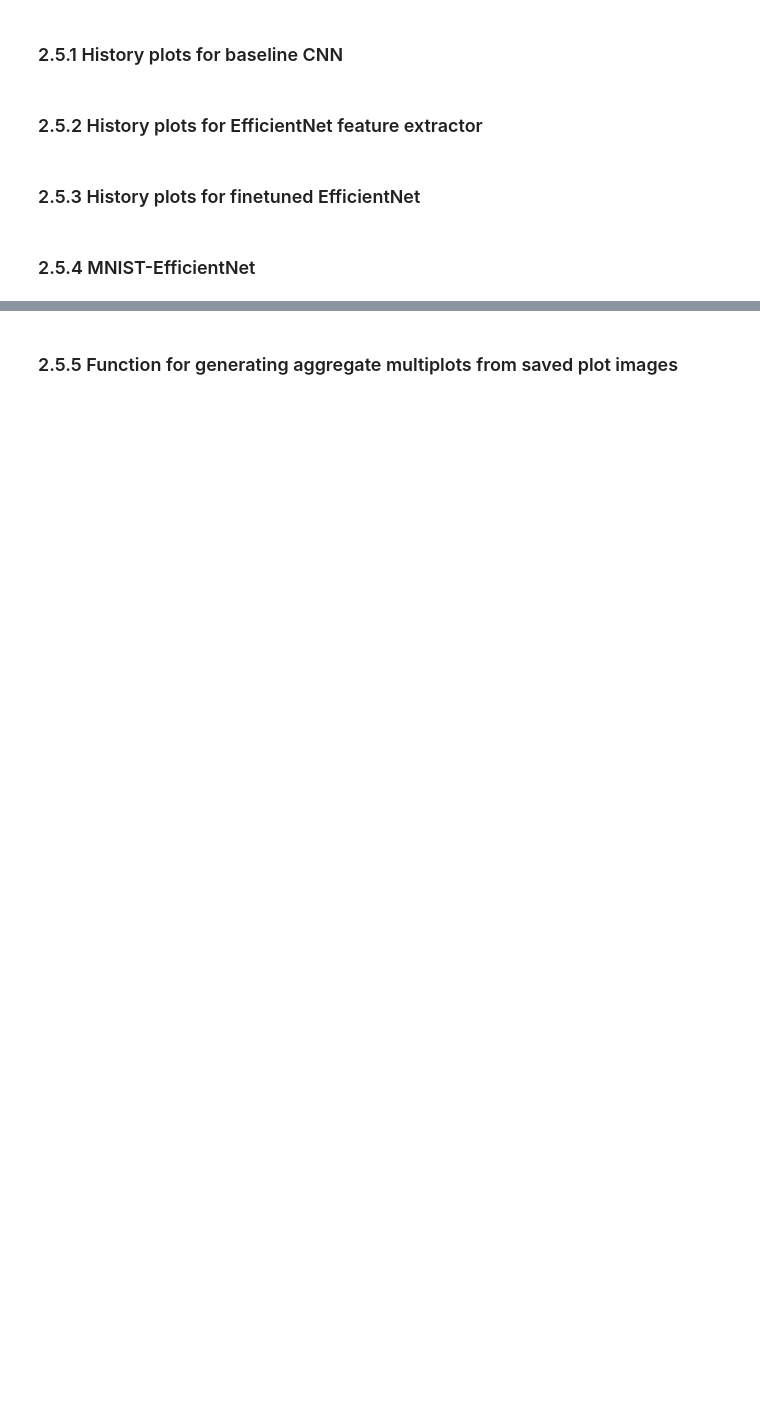
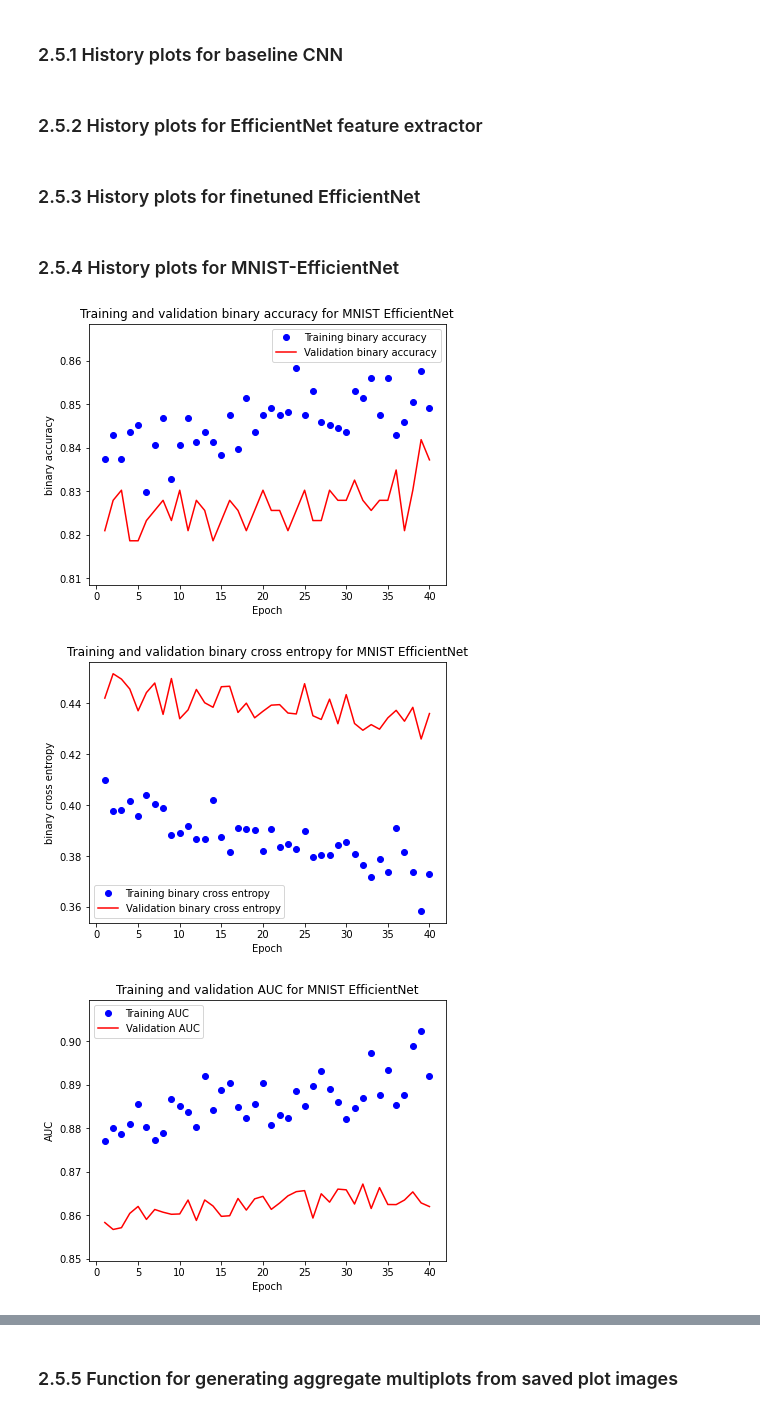
Before and after one commit to Clatterbones/CommutativeDiagramClassification, a Jupyter notebook: dc.ipynb, the cells around one changed output, grey strips where cells are left out. Saved outputs shown, nothing was run; the diff lists cells and outputs as text; code cells hidden in the pictures; blank space fills up the shorter version.

```diff
--- a/dc.ipynb
+++ b/dc.ipynb
@@ -335,14 +344,14 @@ def extractFeatures(model, generator, modelOutputShape:tuple, numSamples=None):
 # %% [markdown]
 #### 2.2.2 Pretrained EfficientNet feature extraction
 # %%
-if compileEfficientNetFE:
-    efficientNetTrainFeatures, efficientNetTrainLabels = extractFeatures(efficientNetB0Base, efficientNetTrainDataGenerator, efficientNetBaseCanonicalOutputShape)
-    efficientNetTestFeatures, efficientNetTestLabels = extractFeatures(efficientNetB0Base, efficientNetTestDataGenerator, efficientNetBaseCanonicalOutputShape)
-    efficientNetValFeatures, efficientNetValLabels = extractFeatures(efficientNetB0Base, efficientNetValDataGenerator, efficientNetBaseCanonicalOutputShape)
+if extractFeatures:
+    efficientNetTrainFeatures, efficientNetTrainLabels = extractFeatures(efficientNetB1Base, efficientNetTrainDataGenerator, efficientNetBaseOutputShape)
+    efficientNetTestFeatures, efficientNetTestLabels = extractFeatures(efficientNetB1Base, efficientNetTestDataGenerator, efficientNetBaseOutputShape)
+    efficientNetValFeatures, efficientNetValLabels = extractFeatures(efficientNetB1Base, efficientNetValDataGenerator, efficientNetBaseOutputShape)
 
-    efficientNetTrainFeatures = np.reshape(efficientNetTrainFeatures, (efficientNetTrainFeatures.shape[0], efficientNetBaseCanonicalFlatOutputSize))
-    efficientNetTestFeatures = np.reshape(efficientNetTestFeatures, (efficientNetTestFeatures.shape[0], efficientNetBaseCanonicalFlatOutputSize))
-    efficientNetValFeatures = np.reshape(efficientNetValFeatures, (efficientNetValFeatures.shape[0], efficientNetBaseCanonicalFlatOutputSize))
+    efficientNetTrainFeatures = np.reshape(efficientNetTrainFeatures, (efficientNetTrainFeatures.shape[0], efficientNetBaseFlatOutputSize))
+    efficientNetTestFeatures = np.reshape(efficientNetTestFeatures, (efficientNetTestFeatures.shape[0], efficientNetBaseFlatOutputSize))
+    efficientNetValFeatures = np.reshape(efficientNetValFeatures, (efficientNetValFeatures.shape[0], efficientNetBaseFlatOutputSize))
 
     flattenedEfficientNetFeatureShape = efficientNetTrainFeatures.shape
 # %% [markdown]
@@ -368,13 +410,22 @@ if compileBaselineCNN:
 # %% [markdown]
 #### 2.3.2 EfficientNet feature extraction classifier
 # %%
-if compileEfficientNetFE or compileFinetunedEfficientNet:
-    efficientNetB0FEClassifier.compile(optimizer=tfa.optimizers.Yogi(),
+if compileEfficientNetFE:
+    efficientNetB1FEClassifier.compile(optimizer=tfa.optimizers.Yogi(),
                                        loss='binary_crossentropy',
                                        metrics=metrics)
-    efficientNetB0FEClassifierHistory = efficientNetB0FEClassifier.fit(efficientNetTrainFeatures, efficientNetTrainLabels,
+    efficientNetB1FEClassifierHistory = efficientNetB1FEClassifier.fit(efficientNetTrainFeatures, efficientNetTrainLabels,
                                                                        epochs=epochs,
                                                                        batch_size=batchSize,
-                                                                       validation_data=(efficientNetValFeatures, efficientNetValLabels))
-    efficientNetB0FEClassifier.save('efficientNetB0FEClassifier.h5')
+                                                                       validation_data=(efficientNetValFeatures, efficientNetValLabels),
+                                                                       callbacks=[tensorBoardCallback])
+    efficientNetB1FEClassifier.save(efficientNetFESavedModelName)
+    keras.utils.plot_model(efficientNetB1FEClassifier,
+                           to_file='efficientNetB1FEClassifier.jpg',
+                           show_shapes=True)
+elif efficientNetFESavedModelName in filesInCwd:
+    efficientNetB1FEClassifier = models.load_model(efficientNetFESavedModelName)
+    efficientNetB1FEClassifier.compile(optimizer=tfa.optimizers.Yogi(),
+                                       loss='binary_crossentropy',
+                                       metrics=metrics)
 # %% [markdown]
@@ -535,20 +715,24 @@ if compileBaselineCNN:
 ### 2.5.2 History plots for EfficientNet feature extractor
 # %%
 if compileEfficientNetFE:
-    metricsKeysNames = zipMetricsKeysWithNames(efficientNetB0FEClassifierHistory.history.keys(), metricNames)
-    plotTrainingHistories(efficientNetB0FEClassifierHistory, metricsKeysNames, 'EfficientNet feature extraction')
+    metricsKeysNames = zipMetricsKeysWithNames(efficientNetB1FEClassifierHistory.history.keys(), metricNames)
+    plotTrainingHistories(efficientNetB1FEClassifierHistory, metricsKeysNames, 'EfficientNet FE')
     plt.show()
 # %% [markdown]
 ### 2.5.3 History plots for finetuned EfficientNet
 # %%
 if compileFinetunedEfficientNet:
-    metricsKeysNames = zipMetricsKeysWithNames(finetunedEfficientNetB0History.history.keys(), metricNames)
-    plotTrainingHistories(finetunedEfficientNetB0History, metricsKeysNames, 'Finetuned EfficientNet')
+    metricsKeysNames = zipMetricsKeysWithNames(finetunedEfficientNetB1History.history.keys(), metricNames)
+    plotTrainingHistories(finetunedEfficientNetB1History, metricsKeysNames, 'Finetuned EfficientNet')
     plt.show()
 # %% [markdown]
-### 2.5.4 MNIST-EfficientNet
+### 2.5.4 History plots for MNIST-EfficientNet
 # %%
 if compileMNISTEfficientNet:
-    metricsKeysNames = zipMetricsKeysWithNames(MNISTEfficientNetB0Binary.history.keys(), metricNames)
-    plotTrainingHistories(MNISTEfficientNetB0BinaryHistory, metricsKeysNames, 'MNIST EfficientNet')
+    metricsKeysNames = zipMetricsKeysWithNames(MNISTEfficientNetB1BinaryHistory.history.keys(), metricNames)
+    plotTrainingHistories(MNISTEfficientNetB1BinaryHistory, metricsKeysNames, 'MNIST EfficientNet')
     plt.show()
+# %% [output]
+[figure, added]
+[figure, added]
+[figure, added]
```
Also changed, not shown: parts of 23 cells of this notebook.
